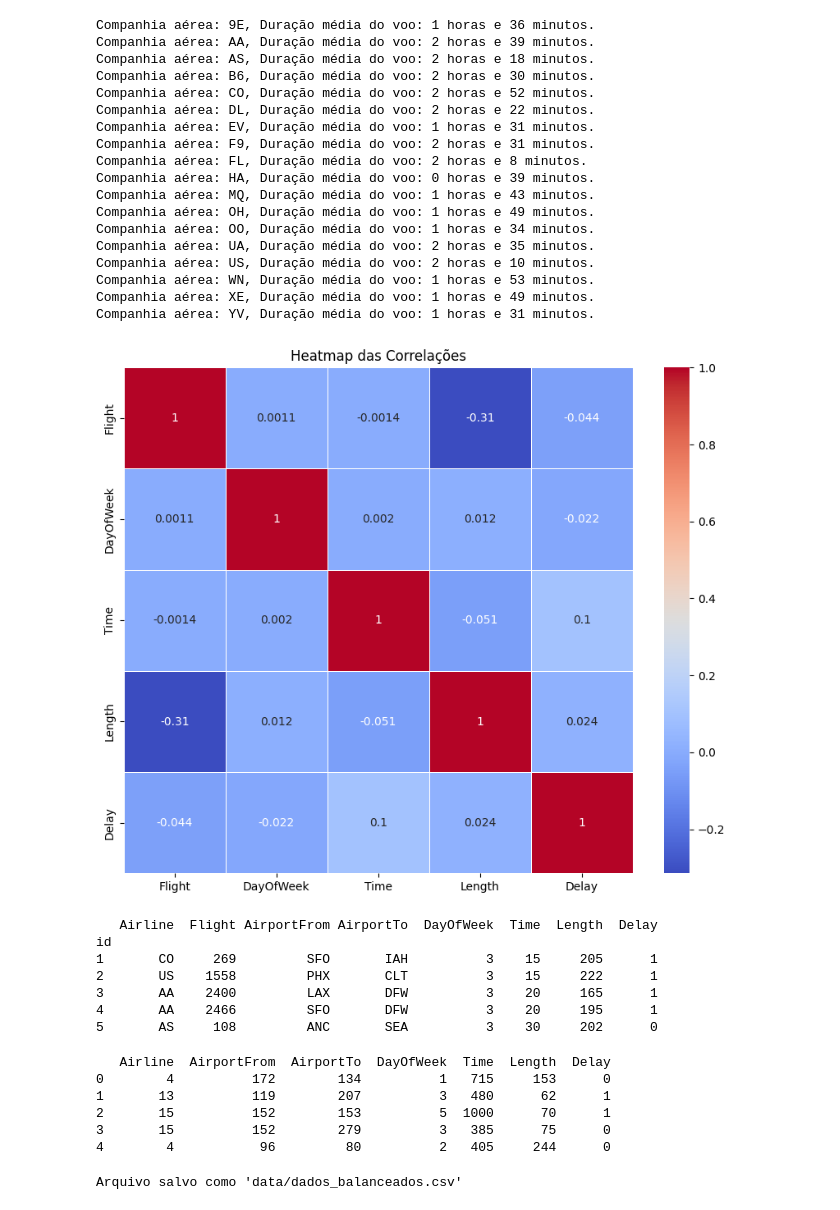
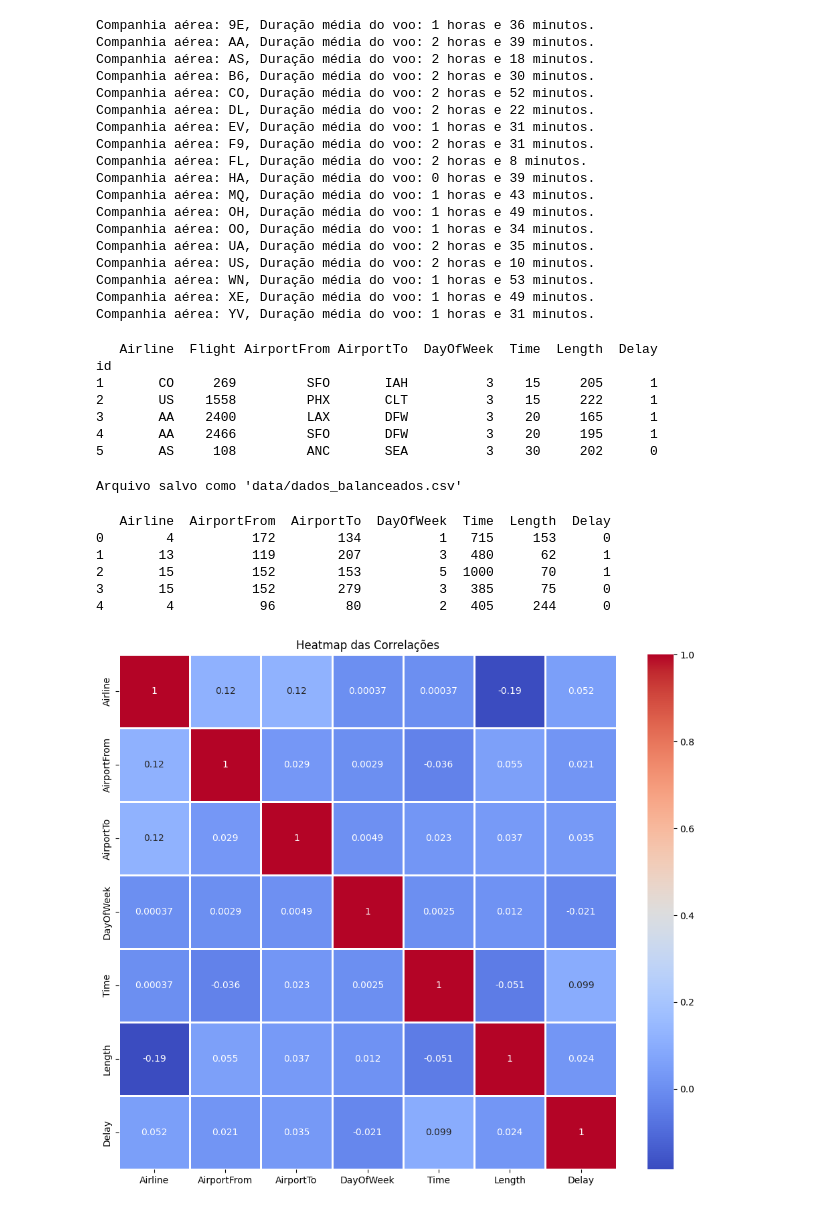
Before and after one commit to herbertgabriel/JaPodeVoar, a Jupyter notebook: app/models/eda.ipynb, the cells around one changed output. Cells and saved outputs as stored; diff of their text form; code cells hidden in the pictures.

```diff
--- a/app/models/eda.ipynb
+++ b/app/models/eda.ipynb
@@ -407,18 +407,6 @@ Companhia aérea: US, Duração média do voo: 2 horas e 10 minutos.
 Companhia aérea: WN, Duração média do voo: 1 horas e 53 minutos.
 Companhia aérea: XE, Duração média do voo: 1 horas e 49 minutos.
 Companhia aérea: YV, Duração média do voo: 1 horas e 31 minutos.
-# %%
-dados_numericos = dados.select_dtypes(include=[np.number])
-
-matriz_correlacao = dados_numericos.corr()
-
-plt.figure(figsize=(10, 8))
-sns.heatmap(matriz_correlacao, annot=True, cmap='coolwarm', linewidths=.5)
-plt.title('Heatmap das Correlações')
-plt.savefig('..\static\image\graficos\Heartmap.png')
-plt.show()
-# %% [output]
-[figure, removed]
 # %%
 # Decidimos não trabalhar mais com a coluna Flight por se muito grande e não ser relevante para o modelo de machine learning
 dados_balanceados = dados_balanceados.drop(columns=['Flight'])
@@ -434,28 +422,6 @@ id
 3       AA    2400         LAX       DFW          3    20     165      1
 4       AA    2466         SFO       DFW          3    20     195      1
 5       AS     108         ANC       SEA          3    30     202      0
-# %%
-from sklearn.preprocessing import LabelEncoder
-
-# Criar instâncias do LabelEncoder
-le_airline = LabelEncoder()
-le_airportfrom = LabelEncoder()
-le_airportto = LabelEncoder()
-
-# Aplicar a codificação de rótulos nas colunas categóricas
-dados_balanceados['Airline'] = le_airline.fit_transform(dados_balanceados['Airline'])
-dados_balanceados['AirportFrom'] = le_airportfrom.fit_transform(dados_balanceados['AirportFrom'])
-dados_balanceados['AirportTo'] = le_airportto.fit_transform(dados_balanceados['AirportTo'])
-
-# Verificar a transformação
-print(dados_balanceados.head())
-# %% [output]
-   Airline  AirportFrom  AirportTo  DayOfWeek  Time  Length  Delay
-0        4          172        134          1   715     153      0
-1       13          119        207          3   480      62      1
-2       15          152        153          5  1000      70      1
-3       15          152        279          3   385      75      0
-4        4           96         80          2   405     244      0
 # %%
 if not os.path.exists('data'):
     os.makedirs('data')
@@ -467,3 +433,32 @@ dados_balanceados.to_csv('../../data/dados_balanceados.csv', index=False)
 print("Arquivo salvo como 'data/dados_balanceados.csv'")
 # %% [output]
 Arquivo salvo como 'data/dados_balanceados.csv'
+# %%
+from sklearn.preprocessing import LabelEncoder
+
+
+le_airline = LabelEncoder()
+le_airportfrom = LabelEncoder()
+le_airportto = LabelEncoder()
+
+dados_balanceados['Airline'] = le_airline.fit_transform(dados_balanceados['Airline'])
+dados_balanceados['AirportFrom'] = le_airportfrom.fit_transform(dados_balanceados['AirportFrom'])
+dados_balanceados['AirportTo'] = le_airportto.fit_transform(dados_balanceados['AirportTo'])
+
+print(dados_balanceados.head())
+
+matriz_correlacao = dados_balanceados.corr()
+
+plt.figure(figsize=(12, 10))
+sns.heatmap(matriz_correlacao, annot=True, cmap='coolwarm', linewidths=.8)
+plt.title('Heatmap das Correlações')
+plt.savefig('..\static\image\graficos\Heartmap.png')
+plt.show()
+# %% [output]
+   Airline  AirportFrom  AirportTo  DayOfWeek  Time  Length  Delay
+0        4          172        134          1   715     153      0
+1       13          119        207          3   480      62      1
+2       15          152        153          5  1000      70      1
+3       15          152        279          3   385      75      0
+4        4           96         80          2   405     244      0
+[figure, added]
```
Also changed, not shown: parts of 1 cell of this notebook, 13 other files.
